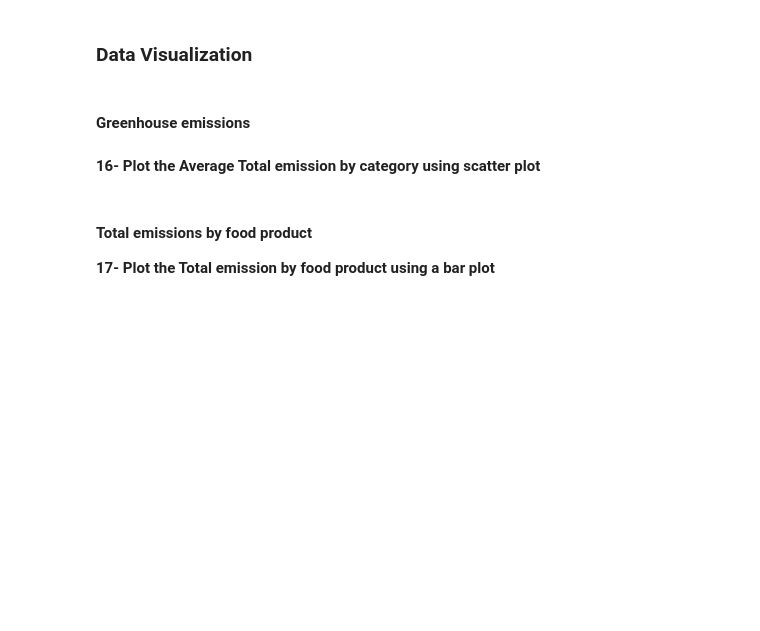
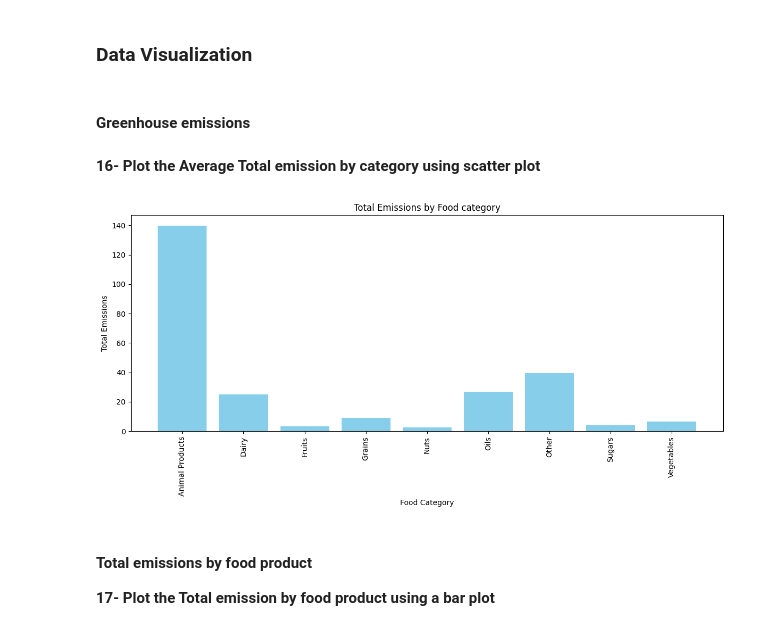
Before and after one commit to Bluceli1688/Instagram-likes, a Jupyter notebook: Environmental_Impact_of_Food_Production_Challenge.ipynb, the cells around one changed output. Saved outputs shown, nothing was run; the diff lists cells and outputs as text; code cells hidden in the pictures; blank space fills up the shorter version.

```diff
--- a/Environmental_Impact_of_Food_Production_Challenge.ipynb
+++ b/Environmental_Impact_of_Food_Production_Challenge.ipynb
@@ -34,3 +34,8 @@ In this exercise, you will be working with a dataset that contains information a
 Let's explore the data
 
 3- How many lines and columns the dataset has? Use the .shape method.
+# %%
+file_path = "Food_Production.csv"
+df = pd.read_csv(file_path)
+
+print("The dataset has", df.shape[0],"rows and",df.shape[1],"columns.")
@@ -92,2 +190,6 @@ To find out which are the negative values that belong to the numeric types we ar
 # %% [markdown]
 **13- Replace the negative values with 0 and make sure that you do not have any negative values anymore.**
+# %%
+df_cleaned = df.copy()
+df_cleaned[df_cleaned.select_dtypes(include=['float64'])<0] = 0
+print(df_cleaned)
@@ -95,3 +215,7 @@ To find out which are the negative values that belong to the numeric types we ar
 The column names in the dataset are quite inconsistent (some use underscores, other spaces, there are letters missing, etc.) and some columns have long names.
 
 14- Rename all the columns with n uniform format. To do that, check the columns actual names by using the method `.columns` and then rename them by using `.rename()`
+# %%
+import re
+df_cleaned = df_cleaned.rename(columns=lambda x: re.sub(r'[\s_]+', '_', x.strip()).lower())
+print(df_cleaned.columns)
@@ -123,6 +314,21 @@ Other = ["Tofu", "Coffee", "Dark Chocolate", "Wine"]
 #### Greenhouse emissions
 # %% [markdown]
 **16- Plot the Average Total emission by category using scatter plot**
+# %%
+import matplotlib.pyplot as plt
+
+total_emissions_by_category = df_cleaned.groupby('Category')['total_emissions'].sum().reset_index()
+
+plt.figure(figsize=(12, 6))
+plt.bar(total_emissions_by_category['Category'], total_emissions_by_category['total_emissions'], color='skyblue')
+plt.xticks(rotation=90)
+plt.xlabel("Food Category")
+plt.ylabel("Total Emissions")
+plt.title("Total Emissions by Food category")
+plt.tight_layout()
+plt.show()
+# %% [output]
+[figure, added]
 # %% [markdown]
 #### Total emissions by food product
 
```
Also changed, not shown: parts of 15 cells of this notebook.
